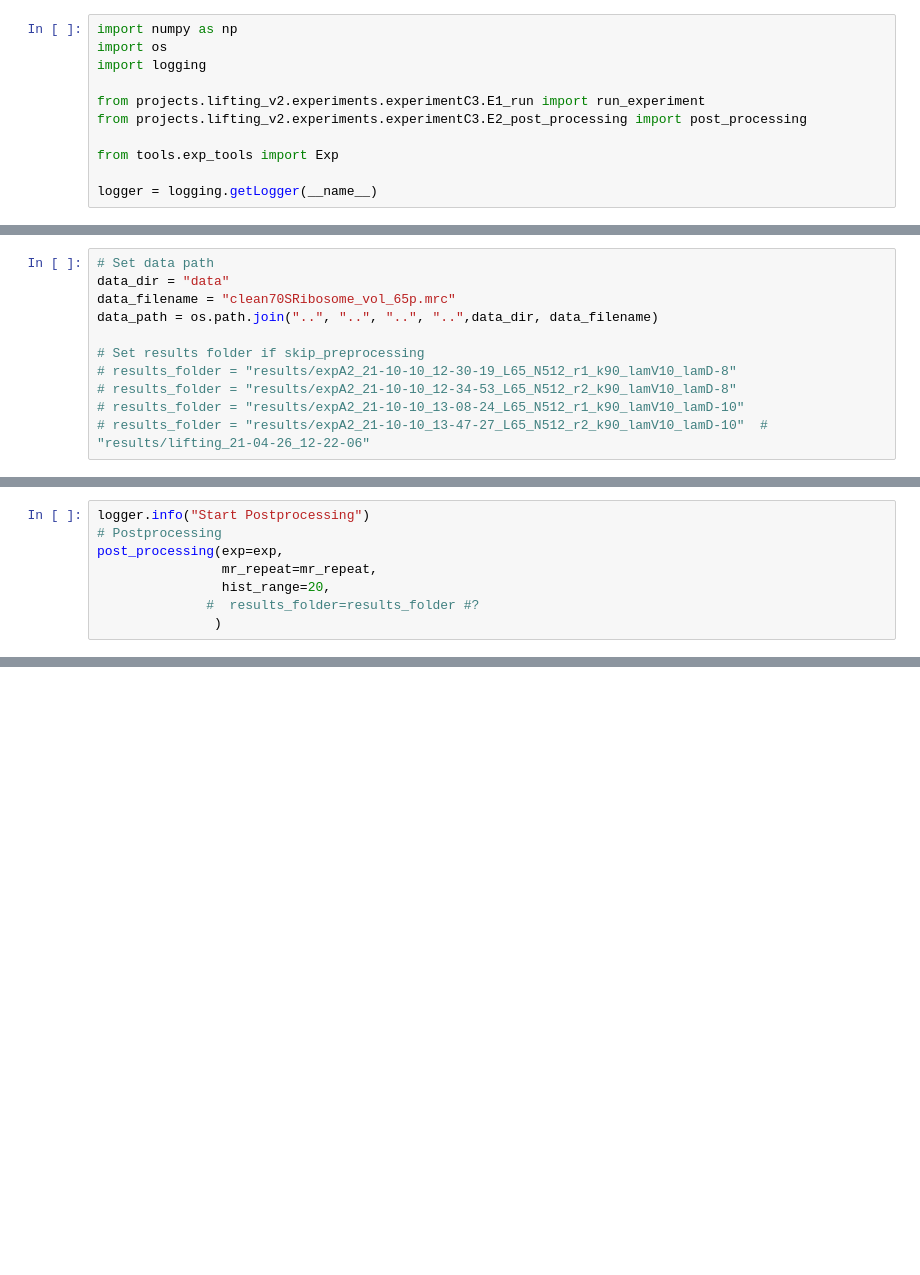
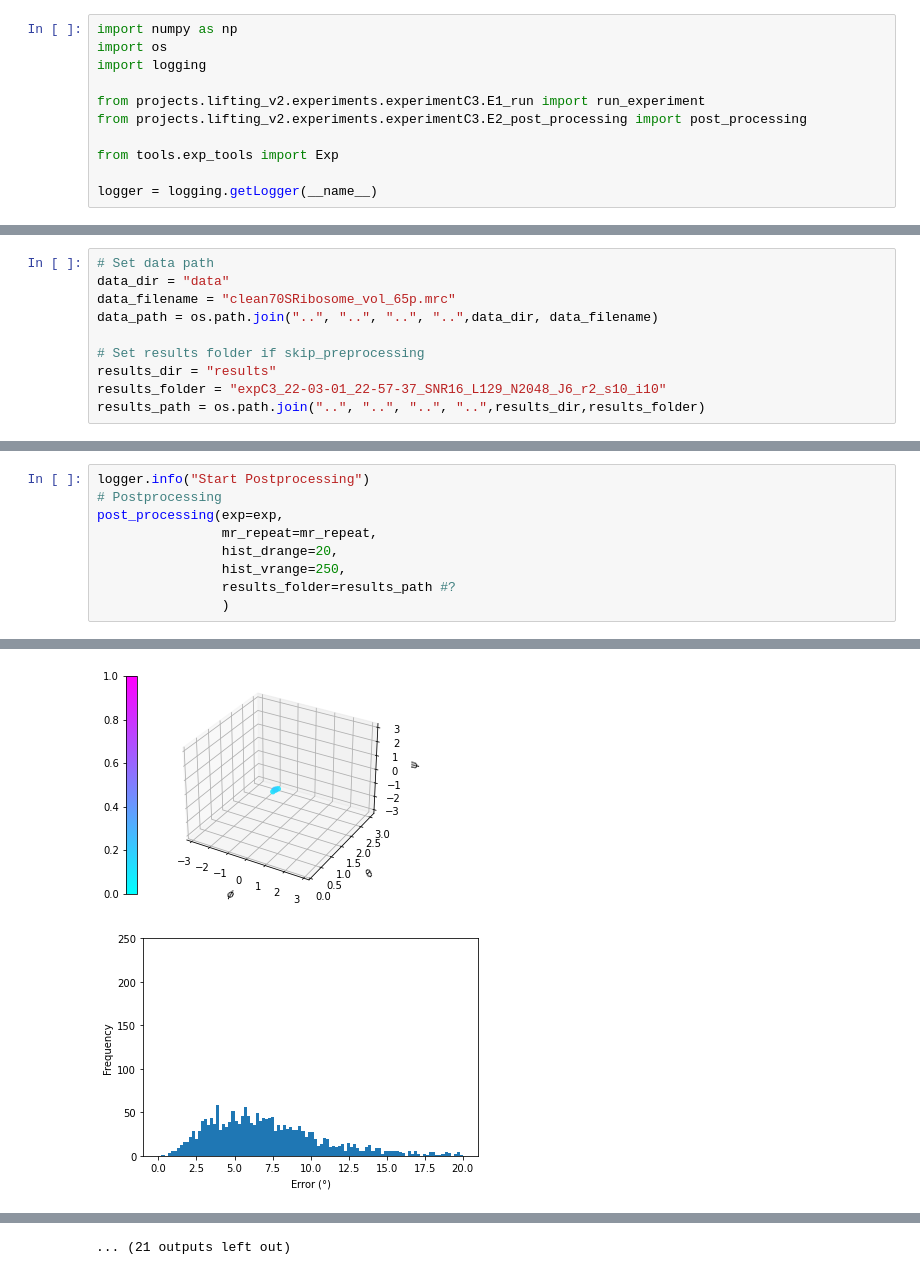
Before and after one commit to wdiepeveen/Cryo-EM, a Jupyter notebook: projects/lifting_v2/experiments/experimentC3/experiment.ipynb, the cells around one changed output, grey strips where cells are left out. Drawn from its saved outputs; the diff is of its cells as text; blank space fills up the shorter version.

```diff
--- a/projects/lifting_v2/experiments/experimentC3/experiment.ipynb
+++ b/projects/lifting_v2/experiments/experimentC3/experiment.ipynb
@@ -46,10 +46,9 @@ data_filename = "clean70SRibosome_vol_65p.mrc"
 data_path = os.path.join("..", "..", "..", "..",data_dir, data_filename)
 
 # Set results folder if skip_preprocessing
-# results_folder = "results/expA2_21-10-10_12-30-19_L65_N512_r1_k90_lamV10_lamD-8"
-# results_folder = "results/expA2_21-10-10_12-34-53_L65_N512_r2_k90_lamV10_lamD-8"
-# results_folder = "results/expA2_21-10-10_13-08-24_L65_N512_r1_k90_lamV10_lamD-10"
-# results_folder = "results/expA2_21-10-10_13-47-27_L65_N512_r2_k90_lamV10_lamD-10"  # "results/lifting_21-04-26_12-22-06"
+results_dir = "results"
+results_folder = "expC3_22-03-01_22-57-37_SNR16_L129_N2048_J6_r2_s10_i10"
+results_path = os.path.join("..", "..", "..", "..",results_dir,results_folder)
 # %%
 # Experiment
 
@@ -86,6 +90,8 @@ logger.info("Start Postprocessing")
 # Postprocessing
 post_processing(exp=exp,
                 mr_repeat=mr_repeat,
-                hist_range=20,
-              #  results_folder=results_folder #?
-               )
+                hist_drange=20,
+                hist_vrange=250,
+                results_folder=results_path #?
+                )
+# %% [output]
@@ -91,0 +102,2 @@ post_processing(exp=exp,
+[figure, added]
+[figure, added]
@@ -91,0 +115 @@ post_processing(exp=exp,
+... (21 outputs left out)
```
Also changed, not shown: parts of 3 cells of this notebook, 16 other files.
